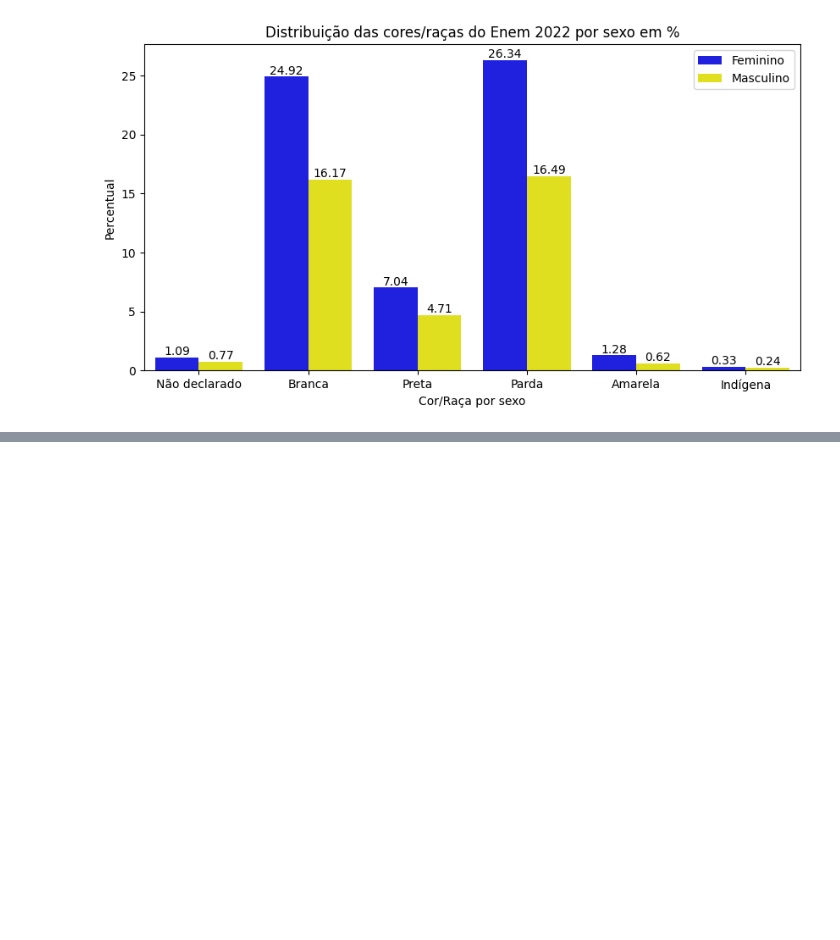
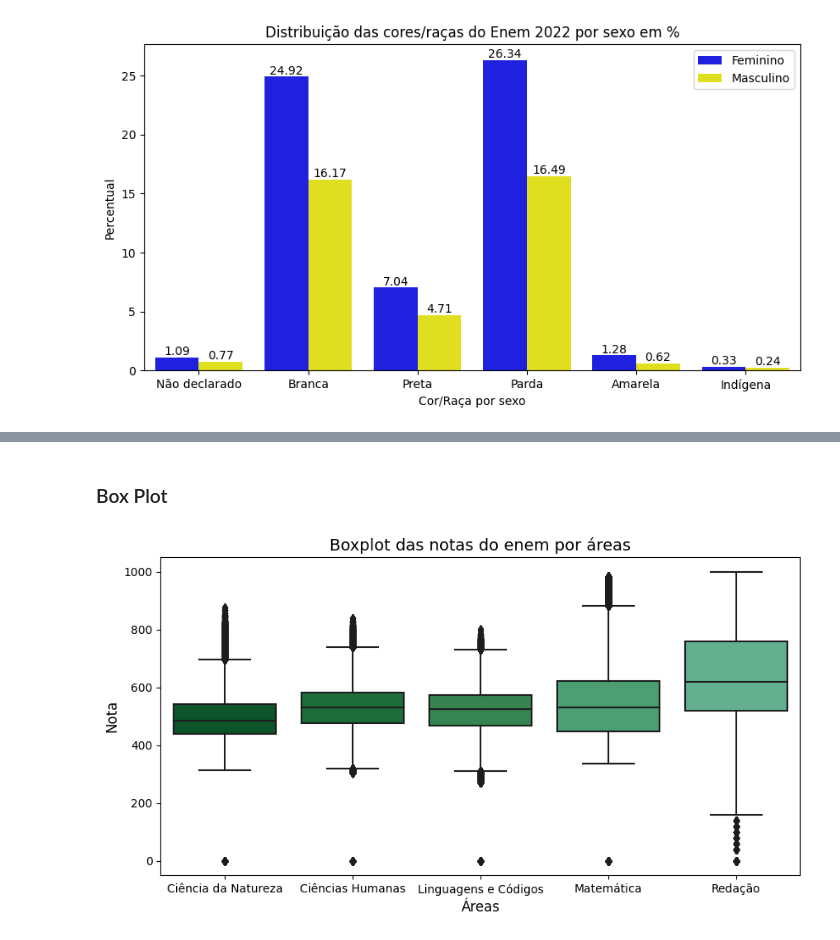
Before and after one commit to ewerton-lemes/analise_dos_microdados_do_enem_2022, a Jupyter notebook: Análise_dos_microdados_do_enem_2022.ipynb, the cells around one changed output, grey strips where cells are left out. Saved outputs shown, nothing was run; the diff lists cells and outputs as text; code cells hidden in the pictures; blank space fills up the shorter version.

```diff
--- a/Análise_dos_microdados_do_enem_2022.ipynb
+++ b/Análise_dos_microdados_do_enem_2022.ipynb
@@ -382,0 +541,16 @@ plt.show()
+# %% [markdown]
+### Box Plot
+# %%
+plt.figure(figsize=(10,5))
+fig5 = sns.boxplot(data=dados[['NU_NOTA_CN', 'NU_NOTA_CH', 'NU_NOTA_LC', 'NU_NOTA_MT',
+       'NU_NOTA_REDACAO']])
+
+plt.title('Boxplot das notas do enem por áreas', fontsize=14)
+plt.xlabel('Áreas', fontsize=12)
+plt.ylabel('Nota', fontsize=12)
+
+fig5.set_xticklabels(['Ciência da Natureza', 'Ciências Humanas', 'Linguagens e Códigos', 'Matemática', 'Redação'])
+
+plt.show()
+# %% [output]
+[figure, added]
```
Also changed, not shown: parts of 17 cells of this notebook.
